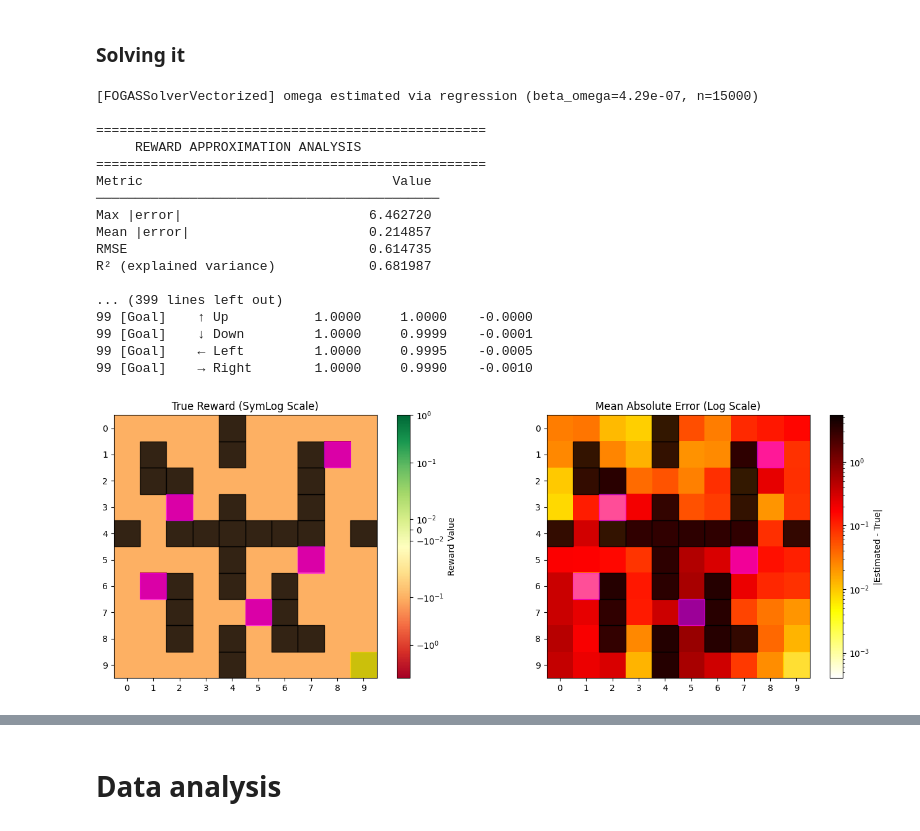
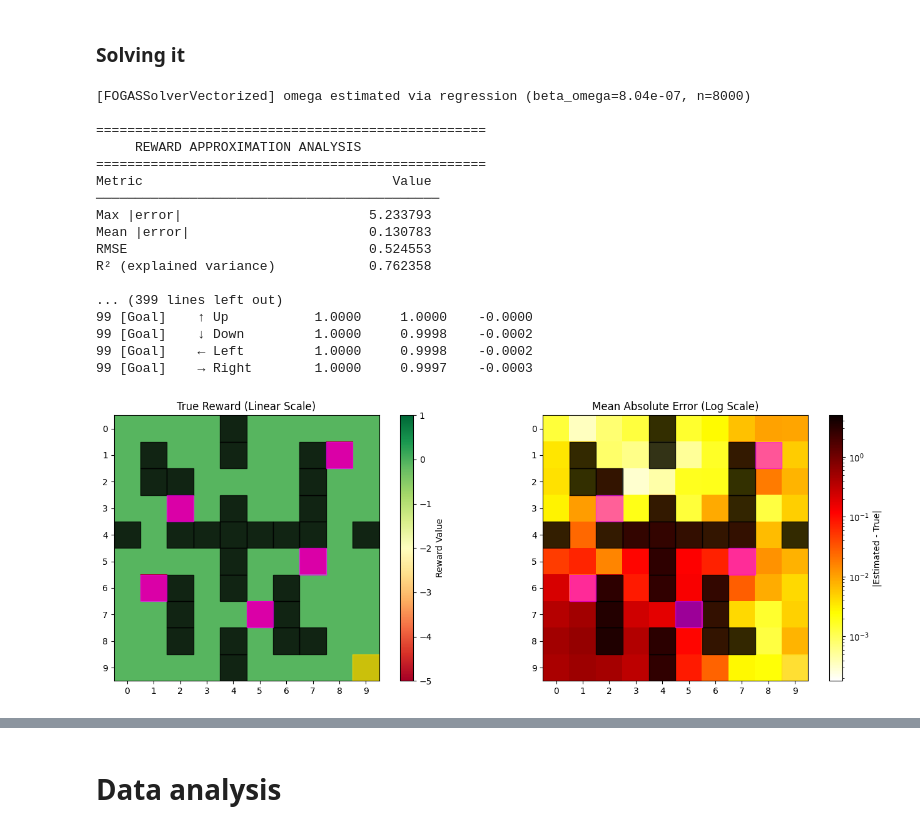
Before and after one commit to maaurod/FOGAS, a Jupyter notebook: testing_vectorized/10grid_RBF.ipynb, the cells around one changed output, grey strips where cells are left out. Cells and saved outputs as stored; diff of their text form; code cells hidden in the pictures.

```diff
--- a/testing_vectorized/10grid_RBF.ipynb
+++ b/testing_vectorized/10grid_RBF.ipynb
@@ -534,7 +480,7 @@ def get_anchored_centers(num_free_centers=35, anchor_states=None):
     # accidentally absorb the anchor positions into generic centers
     valid_coords = []
     for s in range(100):
-        if s not in walls and s not in anchor_states:
+        if s not in anchor_states: #and s not in walls:
             r, c = divmod(s, 10)
             valid_coords.append([r / 9.0, c / 9.0])
 
@@ -563,7 +509,7 @@ centers2, n_free2, n_anchors2 = get_anchored_centers(
 )
 
 # Sigma for free centers: KNN on the full center set (includes anchors → conservative)
-sigma_global2 = calculate_local_sigma(centers2, k=3) * 1.5
+sigma_global2 = calculate_local_sigma(centers2, k=2)
 
 # Sigma for anchor centers: much smaller → sharply localized basis functions
 sigma_anchor2 = sigma_global2 * sigma_scale
@@ -830,34 +701,34 @@ Policy Distribution:
 # %%
 solver_e1 = FOGASSolverVectorized(
     mdp=mdp2,
-    csv_path=str(DATASET_PATH2),
+    csv_path=str(DATASET_PATH),
     device=device,
     seed=seed)
 evaluator_e1 = FOGASEvaluator(solver_e1)
 evaluator_e1.analyze_reward_approximation(
     walls=walls,
     pits=pits,
     goal=goal
 )
 # %% [output]
-[FOGASSolverVectorized] omega estimated via regression (beta_omega=4.29e-07, n=15000)
+[FOGASSolverVectorized] omega estimated via regression (beta_omega=8.04e-07, n=8000)
 
 ==================================================
      REWARD APPROXIMATION ANALYSIS
 ==================================================
 Metric                                Value
 ────────────────────────────────────────────
-Max |error|                        6.462720
-Mean |error|                       0.214857
-RMSE                               0.614735
-R² (explained variance)            0.681987
+Max |error|                        5.233793
+Mean |error|                       0.130783
+RMSE                               0.524553
+R² (explained variance)            0.762358
 
 ... (399 lines left out)
 99 [Goal]    ↑ Up           1.0000     1.0000    -0.0000
-99 [Goal]    ↓ Down         1.0000     0.9999    -0.0001
-99 [Goal]    ← Left         1.0000     0.9995    -0.0005
-99 [Goal]    → Right        1.0000     0.9990    -0.0010
+99 [Goal]    ↓ Down         1.0000     0.9998    -0.0002
+99 [Goal]    ← Left         1.0000     0.9998    -0.0002
+99 [Goal]    → Right        1.0000     0.9997    -0.0003
-[figure, old version]
+[figure, new version]
 # %%
 # Run solver with best alpha and fixed rho, eta
 solver_e1.run(alpha=0.001 / 2, eta=0.0002, rho=0.05, tqdm_print=True, T=13000)
```
Also changed, not shown: parts of 35 cells of this notebook, 15 other files.
